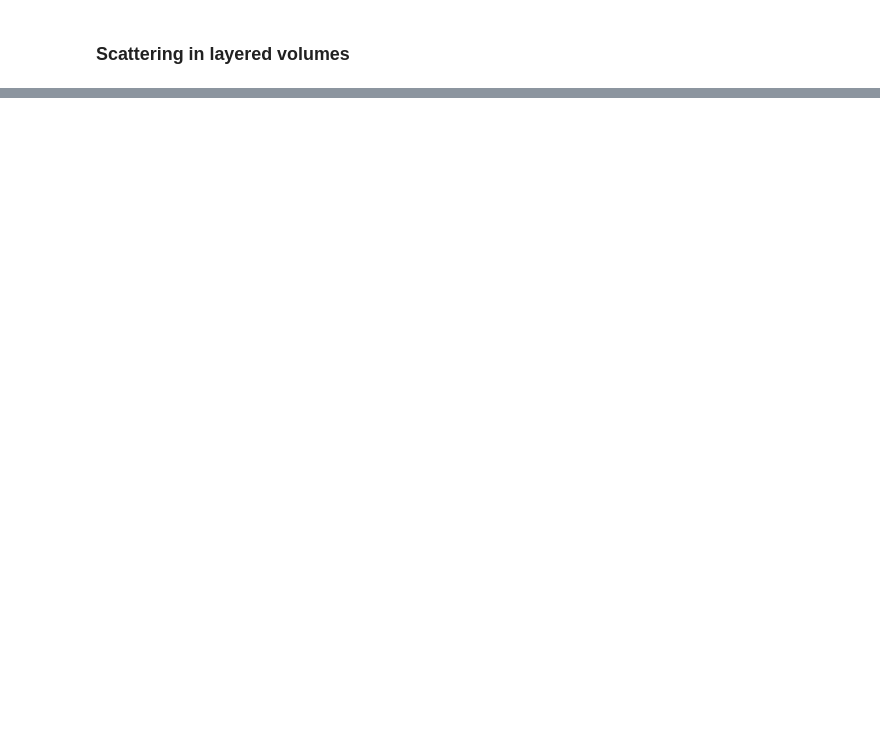
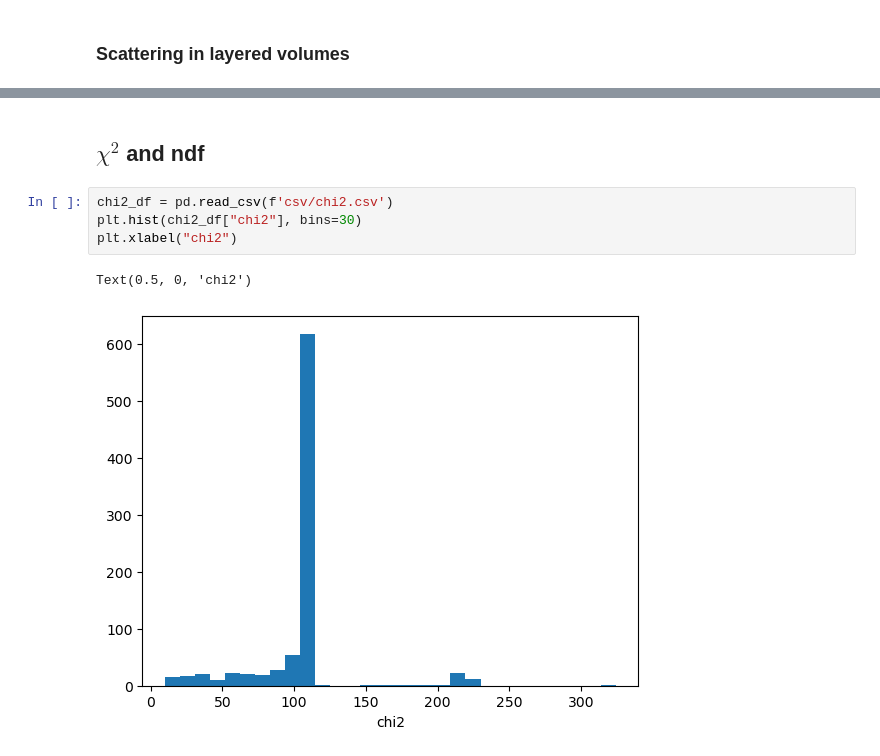
Before and after one commit to JayPRobertson/Belle-II_Drift_Chambers, a Jupyter notebook: Python/geant4_data_analysis.ipynb, the cells around one changed output, grey strips where cells are left out. Drawn from its saved outputs; the diff is of its cells as text; blank space fills up the shorter version.

```diff
--- a/Python/geant4_data_analysis.ipynb
+++ b/Python/geant4_data_analysis.ipynb
@@ -585,0 +592,9 @@ Average distance of entrance scattering = 52.5576 mm
+# %% [markdown]
+## $\chi^2$ and ndf
+# %%
+chi2_df = pd.read_csv(f'csv/chi2.csv')
+plt.hist(chi2_df["chi2"], bins=30)
+plt.xlabel("chi2")
+# %% [output]
+Text(0.5, 0, 'chi2')
+[figure, added]
```
Also changed, not shown: parts of 37 cells of this notebook, 13 other files.
